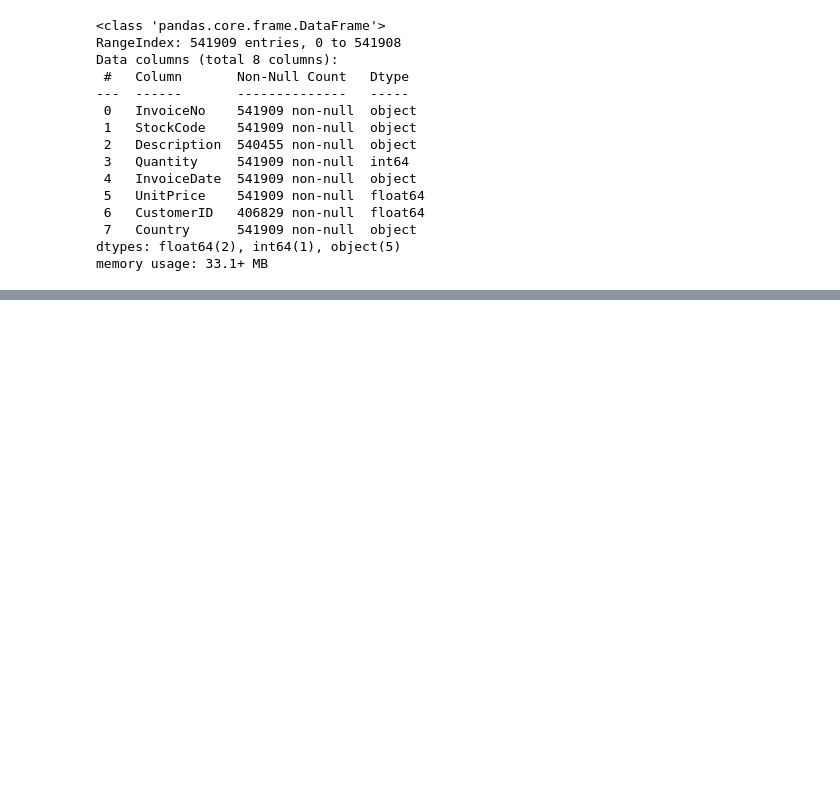
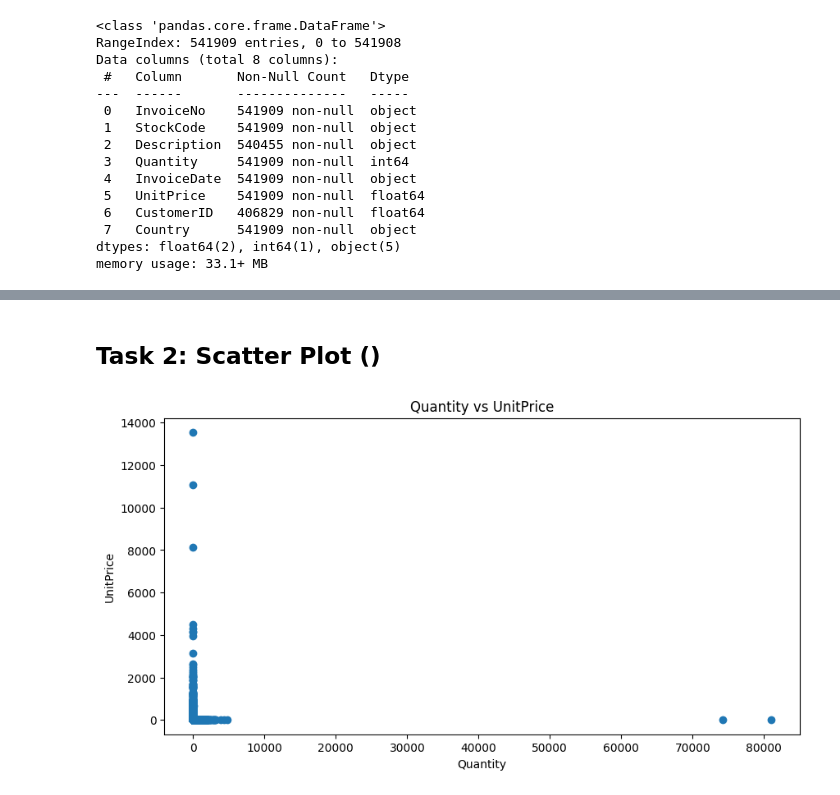
Before and after one commit to PALAKAGGARWAL62/GenAILearning, a Jupyter notebook: GenAI_Task11_Palak/Assignment11.ipynb, the cells around one changed output, grey strips where cells are left out. Saved outputs shown, nothing was run; the diff lists cells and outputs as text; code cells hidden in the pictures; blank space fills up the shorter version.

```diff
--- a/GenAI_Task11_Palak/Assignment11.ipynb
+++ b/GenAI_Task11_Palak/Assignment11.ipynb
@@ -35,0 +106,20 @@ memory usage: 33.1+ MB
+# %% [markdown]
+## Task 2: Scatter Plot ()
+# %%
+df['Quantity'] = df['Quantity'].apply(lambda x: 0 if x<0 else x)
+# %%
+# Task 2: Scatter Plot ()
+# Given:
+# 1. Create a scatter plot showing relationship between the respective Numerical Columns.
+# 2. Add appropriate title and axis labels.
+df.head()
+# scatter plot can be between UnitPrice and Quantity
+df_quant = df[(df['Quantity']>0)&(df['UnitPrice']>0)] # unitPrice and quantity can not be negative
+plt.figure(figsize=(10, 5))
+plt.scatter(df_quant['Quantity'], df_quant['UnitPrice'])
+plt.xlabel('Quantity')
+plt.ylabel('UnitPrice')
+plt.title('Quantity vs UnitPrice')
+plt.show()
+# %% [output]
+[figure, added]
```
Also changed, not shown: parts of 20 cells of this notebook, 2 other files.
